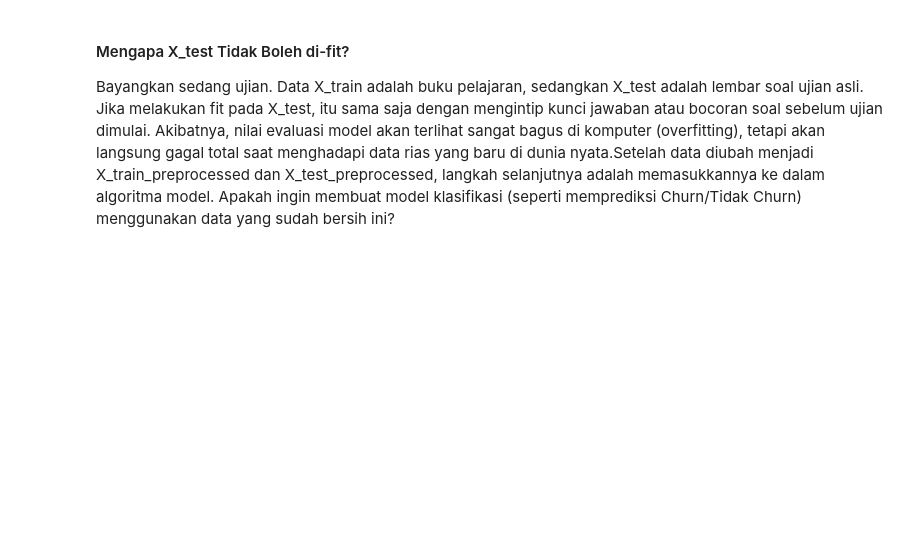
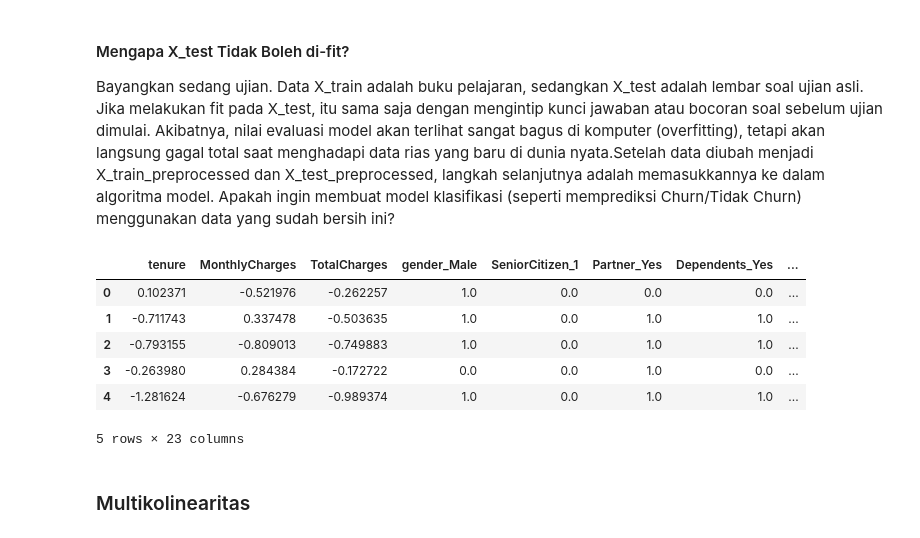
Before and after one commit to mherlypratama/Churn-Prediction, a Jupyter notebook: Scripts/ChurnPrediction.ipynb, the cells around one changed output. Saved outputs shown, nothing was run; the diff lists cells and outputs as text; code cells hidden in the pictures; blank space fills up the shorter version.

```diff
--- a/Scripts/ChurnPrediction.ipynb
+++ b/Scripts/ChurnPrediction.ipynb
@@ -257,0 +281,12 @@ X_test_ready = pd.DataFrame(X_test_preprocessed, columns=all_feature_names)
+# %%
+X_train_ready.head()
+# %% [output]
+|  | tenure | MonthlyCharges | TotalCharges | gender_Male | SeniorCitizen_1 | Partner_Yes | Dependents_Yes | ... |
+| 0 | 0.102371 | -0.521976 | -0.262257 | 1.0 | 0.0 | 0.0 | 0.0 | ... |
+| 1 | -0.711743 | 0.337478 | -0.503635 | 1.0 | 0.0 | 1.0 | 1.0 | ... |
+| 2 | -0.793155 | -0.809013 | -0.749883 | 1.0 | 0.0 | 1.0 | 1.0 | ... |
+| 3 | -0.263980 | 0.284384 | -0.172722 | 0.0 | 0.0 | 1.0 | 0.0 | ... |
+| 4 | -1.281624 | -0.676279 | -0.989374 | 1.0 | 0.0 | 1.0 | 1.0 | ... |
+5 rows × 23 columns
+# %% [markdown]
+### Multikolinearitas
```
Also changed, not shown: parts of 27 cells of this notebook.
